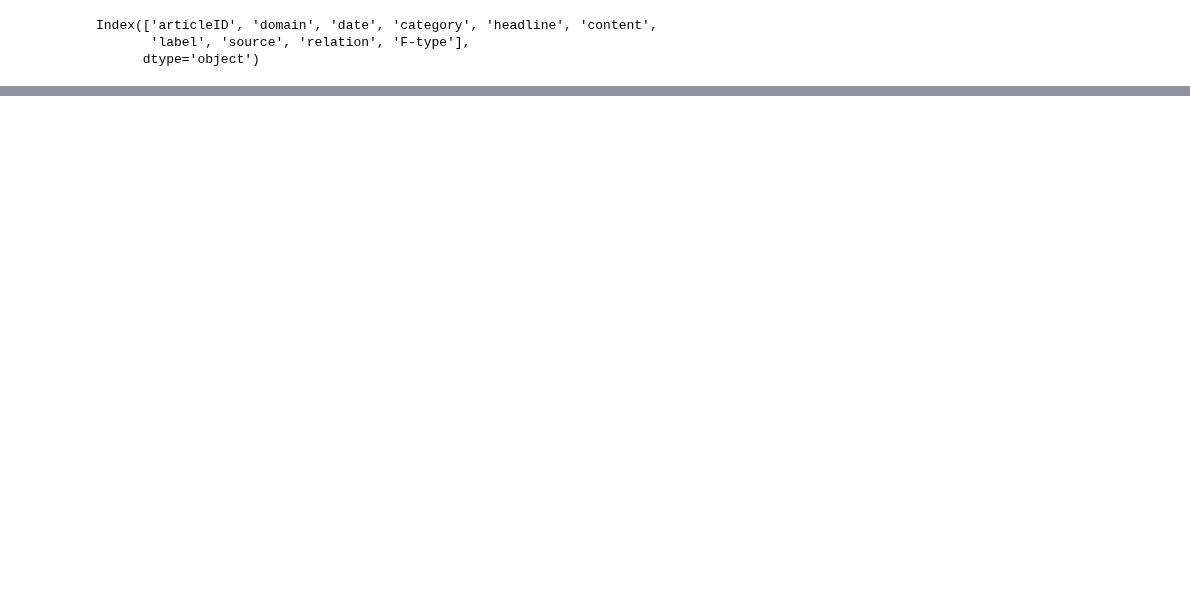
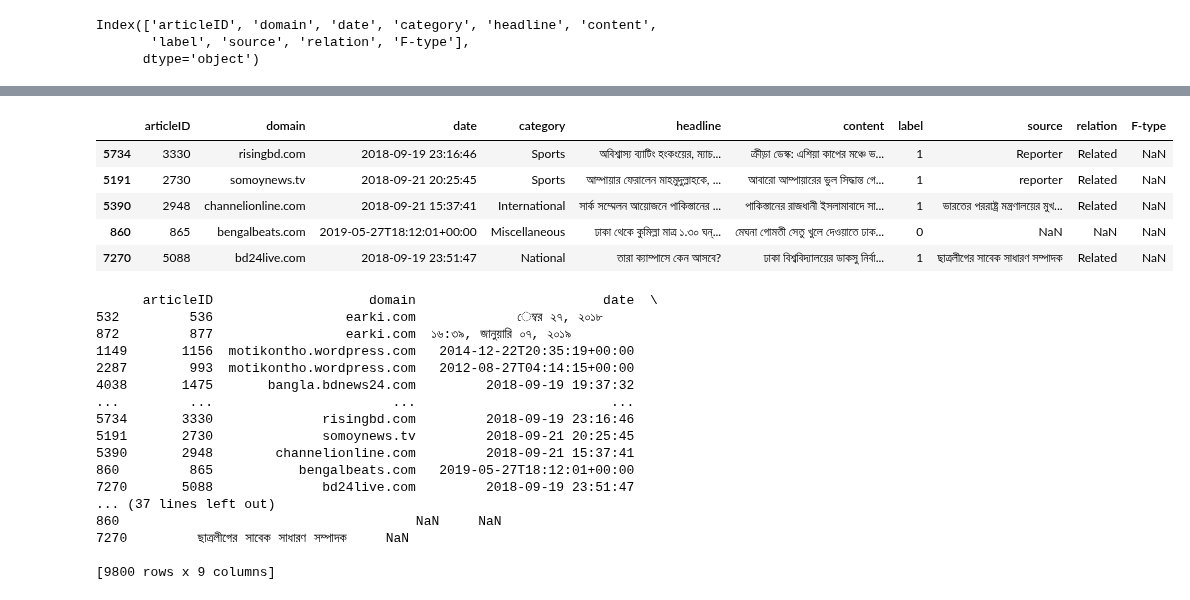
Before and after one commit to habibaalam/Bangla-Fake-News-Detection, a Jupyter notebook: load_data.ipynb, the cells around one changed output, grey strips where cells are left out. Drawn from its saved outputs; the diff is of its cells as text; code cells hidden in the pictures; blank space fills up the shorter version.

```diff
--- a/load_data.ipynb
+++ b/load_data.ipynb
@@ -169,17 +114,0 @@ display(data.head())
-# %%
-import re
-import nltk
-from nltk.corpus import stopwords
-
-
-nltk.download('stopwords')
-stop_words = set(stopwords.words('english'))
-
-def clean_text(text):
-    text = text.lower()
-    text = re.sub(r'[^a-z\u0980-\u09FF\s]', '', text)
-
-    words = text.split()
-    words = [w for w in words if w not in stop_words]
-    return ' '.join(words)
-data['clean_text'] = data['content'].apply(clean_text)
@@ -190,0 +115,30 @@ NameError: name 'data' is not defined
+# %%
+import pandas
+display(data.tail())
+data = data.drop(columns=['relation'], errors='ignore')
+data =  data.dropna(subset=["content"])
+print(data)
+# %% [output]
+|  | articleID | domain | date | category | headline | content | label | source | relation | F-type |
+| 5734 | 3330 | risingbd.com | 2018-09-19 23:16:46 | Sports | অবিশ্বাস্য ব্যাটিং হংকংয়ের, ম্যাচ... | ক্রীড়া ডেস্ক: এশিয়া কাপের মঞ্চে ভ... | 1 | Reporter | Related | NaN |
+| 5191 | 2730 | somoynews.tv | 2018-09-21 20:25:45 | Sports | আম্পায়ার ফেরালেন মাহমুদুল্লাহকে, ... | আবারো আম্পায়ারের ভুল সিদ্ধান্ত গে... | 1 | reporter | Related | NaN |
+| 5390 | 2948 | channelionline.com | 2018-09-21 15:37:41 | International | সার্ক সম্মেলন আয়োজনে পাকিস্তানের ... | পাকিস্তানের রাজধানী ইসলামাবাদে সা... | 1 | ভারতের পররাষ্ট্র মন্ত্রণালয়ের মুখ... | Related | NaN |
+| 860 | 865 | bengalbeats.com | 2019-05-27T18:12:01+00:00 | Miscellaneous | ঢাকা থেকে কুমিল্লা মাত্র ১.৩০ ঘন্... | মেঘনা গোমতী সেতু খুলে দেওয়াতে ঢাক... | 0 | NaN | NaN | NaN |
+| 7270 | 5088 | bd24live.com | 2018-09-19 23:51:47 | National | তারা ক্যাম্পাসে কেন আসবে? | ঢাকা বিশ্ববিদ্যালয়ের ডাকসু নির্বা... | 1 | ছাত্রলীগের সাবেক সাধারণ সম্পাদক | Related | NaN |
+      articleID                    domain                        date  \
+532         536                 earki.com             েম্বর ২৭, ২০১৮
+872         877                 earki.com  ১৬:৩৯, জানুয়ারি ০৭, ২০১৯
+1149       1156  motikontho.wordpress.com   2014-12-22T20:35:19+00:00
+2287        993  motikontho.wordpress.com   2012-08-27T04:14:15+00:00
+4038       1475       bangla.bdnews24.com         2018-09-19 19:37:32
+...         ...                       ...                         ...
+5734       3330              risingbd.com         2018-09-19 23:16:46
+5191       2730              somoynews.tv         2018-09-21 20:25:45
+5390       2948        channelionline.com         2018-09-21 15:37:41
+860         865           bengalbeats.com   2019-05-27T18:12:01+00:00
+7270       5088              bd24live.com         2018-09-19 23:51:47
+... (37 lines left out)
+860                                      NaN     NaN
+7270         ছাত্রলীগের সাবেক সাধারণ সম্পাদক     NaN
+
+[9800 rows x 9 columns]
```
Also changed, not shown: parts of 33 cells of this notebook.
